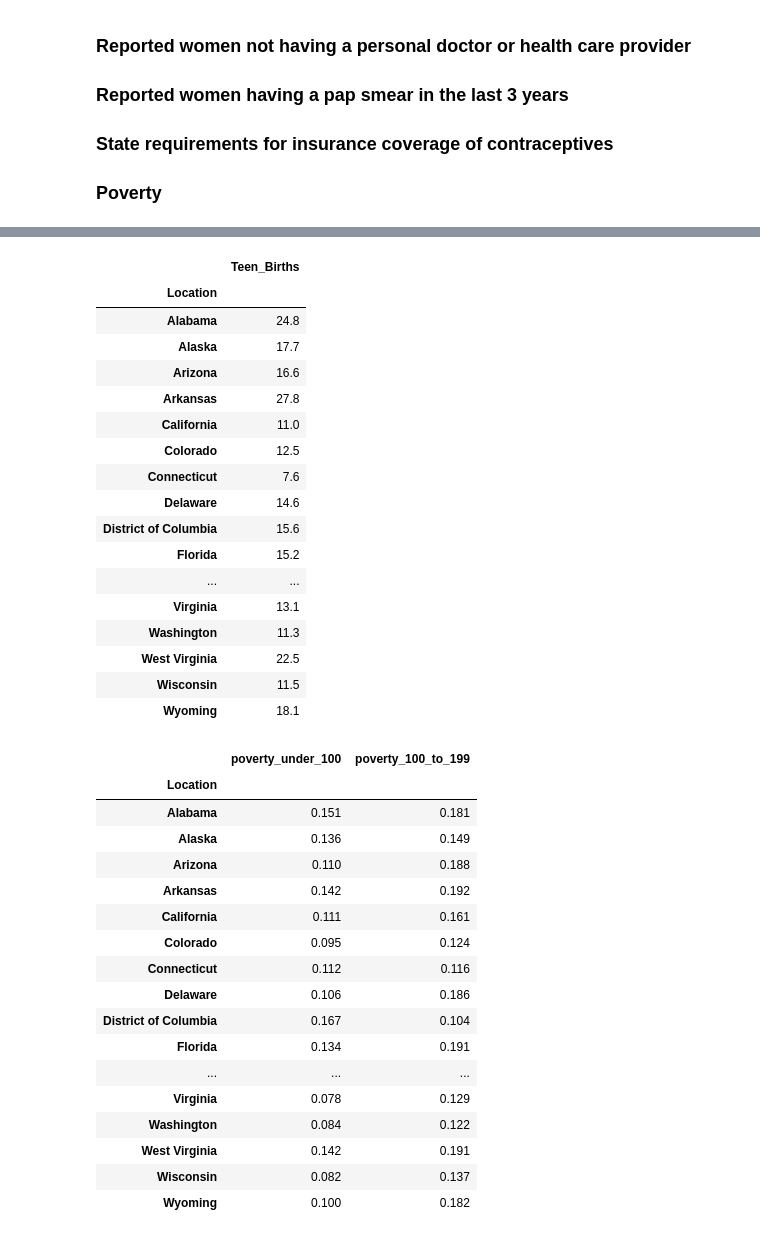
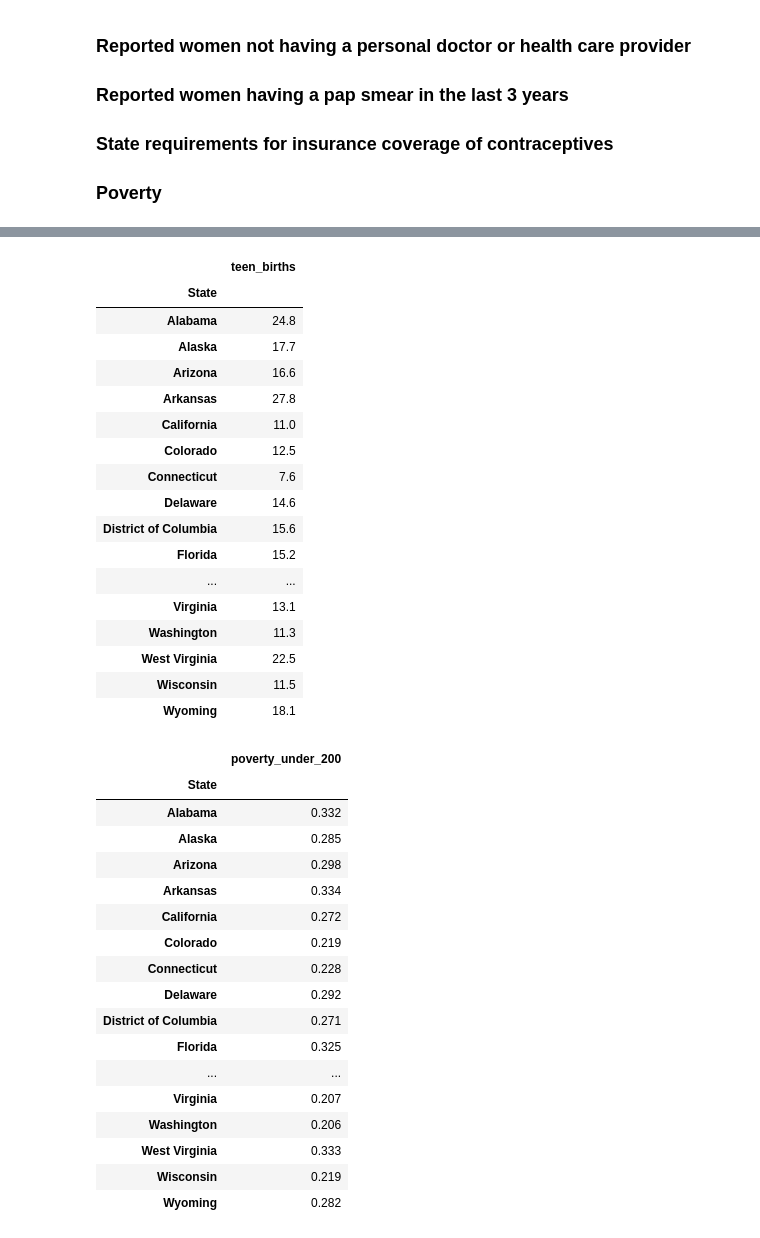
Before and after one commit to sarahcrozier/Reproductive_Health_Access, a Jupyter notebook: Resources/Provisional_Machine_Learning_Model.ipynb, the cells around one changed output, grey strips where cells are left out. Cells and saved outputs as stored; diff of their text form; code cells hidden in the pictures.

```diff
--- a/Resources/Provisional_Machine_Learning_Model.ipynb
+++ b/Resources/Provisional_Machine_Learning_Model.ipynb
@@ -340,15 +256,12 @@ ins_contraceptives_df
 | Wisconsin | Yes | No | No | No | No |
 | Wyoming | No | No | No | No | No |
 # %%
-teen_birth_df = pd.read_csv("Teen_Birth_Rate.csv",
-                           skiprows=[0,1,3,55,56,57,58,59,60,61,62,63,64,65,66,67,68,69,70,71,72],
-                           index_col='Location')
-teen_birth_df = teen_birth_df.drop(columns="Footnotes")
-teen_birth_df = teen_birth_df.rename(columns={"Teen Birth Rate per 1,000": "Teen_Births"})
+teen_birth_df = pd.read_csv("Teen_Birth_Rate.csv", index_col='State')
+teen_birth_df = teen_birth_df.rename(columns={"Teen Birth Rate per 1,000": "teen_births"})
 teen_birth_df
 # %% [output]
-|  | Teen_Births |
-| Location |  |
+|  | teen_births |
+| State |  |
 | Alabama | 24.8 |
 | Alaska | 17.7 |
 | Arizona | 16.6 |
@@ -366,28 +279,25 @@ teen_birth_df
 | Wisconsin | 11.5 |
 | Wyoming | 18.1 |
 # %%
-poverty_df = pd.read_csv("poverty_pop_distribution.csv",
-                           skiprows=[0,1,3,55,56,57,58,59,60,61,62,63,64],
-                           index_col='Location')
-poverty_df = poverty_df.drop(columns=["Total", "200-399%", "400%+"])
-poverty_df = poverty_df.rename(columns={"Under 100%": "poverty_under_100", "100-199%": "poverty_100_to_199"})
+poverty_df = pd.read_csv("poverty_pop_distribution.csv", index_col='State')
+poverty_df = poverty_df.rename(columns={"Poverty_Under_200": "poverty_under_200"})
 poverty_df
 # %% [output]
-|  | poverty_under_100 | poverty_100_to_199 |
-| Location |  |  |
-| Alabama | 0.151 | 0.181 |
-| Alaska | 0.136 | 0.149 |
-| Arizona | 0.110 | 0.188 |
-| Arkansas | 0.142 | 0.192 |
-| California | 0.111 | 0.161 |
-| Colorado | 0.095 | 0.124 |
-| Connecticut | 0.112 | 0.116 |
-| Delaware | 0.106 | 0.186 |
-| District of Columbia | 0.167 | 0.104 |
-| Florida | 0.134 | 0.191 |
-| ... | ... | ... |
-| Virginia | 0.078 | 0.129 |
-| Washington | 0.084 | 0.122 |
-| West Virginia | 0.142 | 0.191 |
-| Wisconsin | 0.082 | 0.137 |
-| Wyoming | 0.100 | 0.182 |
+|  | poverty_under_200 |
+| State |  |
+| Alabama | 0.332 |
+| Alaska | 0.285 |
+| Arizona | 0.298 |
+| Arkansas | 0.334 |
+| California | 0.272 |
+| Colorado | 0.219 |
+| Connecticut | 0.228 |
+| Delaware | 0.292 |
+| District of Columbia | 0.271 |
+| Florida | 0.325 |
+| ... | ... |
+| Virginia | 0.207 |
+| Washington | 0.206 |
+| West Virginia | 0.333 |
+| Wisconsin | 0.219 |
+| Wyoming | 0.282 |
```
Also changed, not shown: parts of 25 cells of this notebook, 29 other files.
